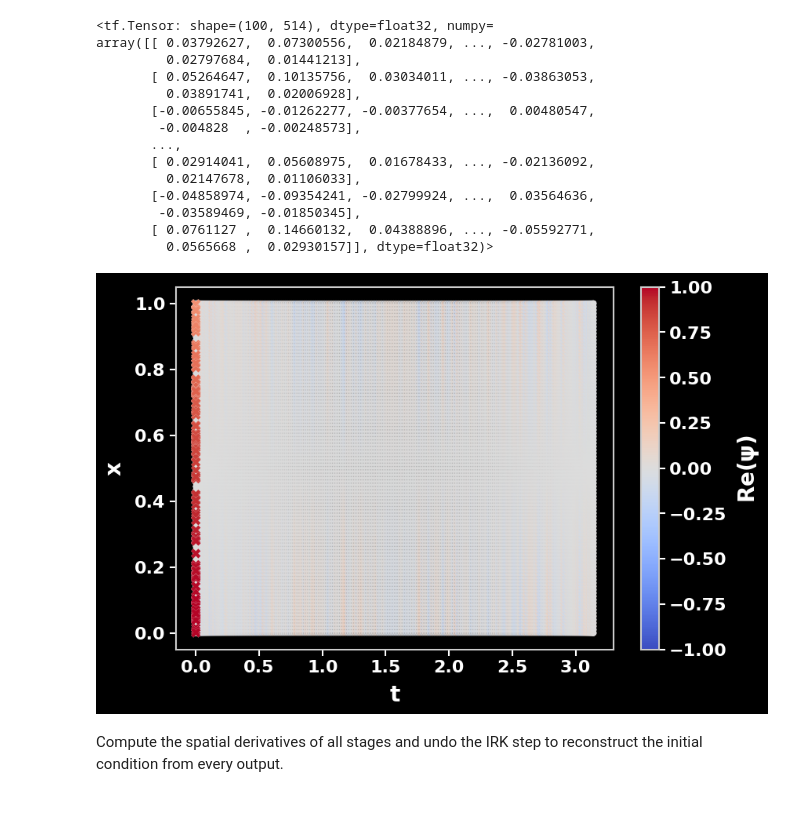
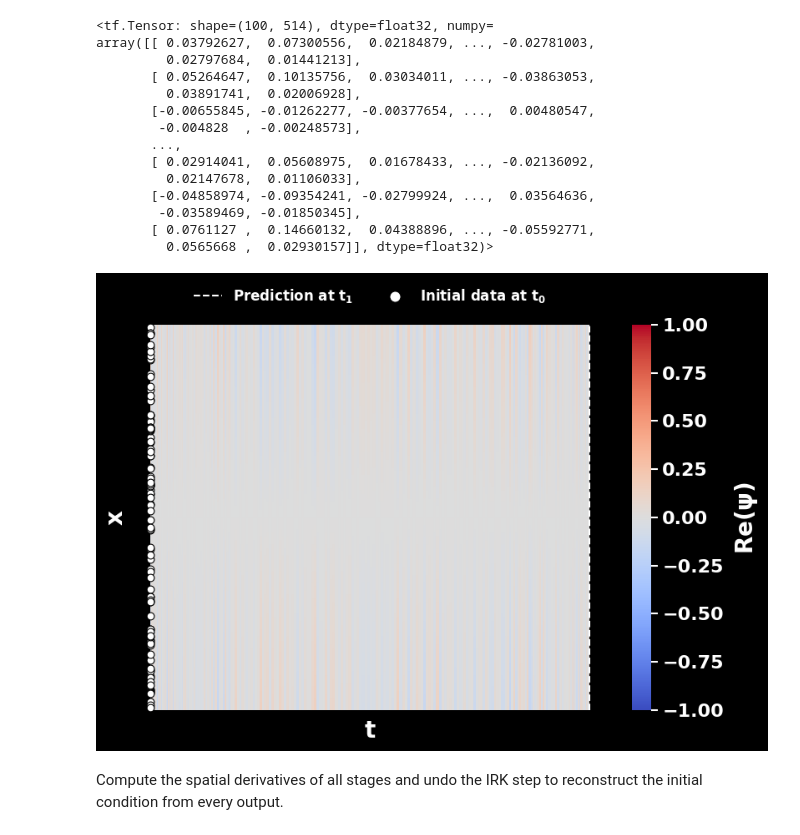
Before and after one commit to KunkelAlexander/pinn-tensorflow, a Jupyter notebook: 2_linear_schroedinger_1d_discrete_time.ipynb, the cells around one changed output. Cells and saved outputs as stored; diff of their text form; code cells hidden in the pictures; blank space fills up the shorter version.

```diff
--- a/2_linear_schroedinger_1d_discrete_time.ipynb
+++ b/2_linear_schroedinger_1d_discrete_time.ipynb
@@ -464,22 +484,39 @@ array([[ 0.03792627,  0.07300556,  0.02184879, ..., -0.02781003,
         -0.03589469, -0.01850345],
        [ 0.0761127 ,  0.14660132,  0.04388896, ..., -0.05592771,
          0.0565668 ,  0.02930157]], dtype=float32)>
-# %%
-# Output of the untrained network at all stage times
-tt_stages, xx_stages = np.meshgrid(t_stages, x_linear)
-
-fig = plt.figure()
-kw = dict(vmin=-1, vmax=1, cmap='coolwarm')
-plt.scatter(tt_stages, xx_stages, c=get_real_stages(m(x_linear)), marker='.', alpha=0.6, **kw)
-plt.scatter(t_initial, x_initial, c=get_real(psi_initial), marker='X', edgecolors='white',  linewidths=0.1, **kw)
-plt.colorbar(label=r'$Re(\psi)$')
-
-plt.xlabel(r'$t$')
-plt.ylabel(r'$x$')
-save('discrete_10_untrained_stages')
-plt.show()
-# %% [output]
-[figure, removed]
+# %%
+# Output of the untrained network at all stage times
+tt_stages, xx_stages = np.meshgrid(t_stages, x_linear)
+
+# Output of the untrained network at all stage times
+fig = plt.figure()
+# every stage is a separate output of the network, drawn as one column at its stage time
+# shading='nearest' centres the columns on the unevenly spaced stage times
+plt.pcolormesh(t_stages[:, 0], x_linear[:, 0], get_real_stages(m(x_linear)),
+               shading='nearest', vmin=-1, vmax=1, cmap='coolwarm')
+cbar = plt.colorbar(label=r'$Re(\psi)$')
+plt.axvline(t1, color='white', linestyle='--', linewidth=1.5, label=r'Prediction at $t_1$')
+plt.scatter(t_initial, x_initial, label=r'Initial data at $t_0$', **dict(points, marker='o', s=40, clip_on=False))
+
+# small margin so that the data at t0 and the prediction at t1 are not hidden by the frame
+plt.xlim(t0 - 0.03 * dt, t1 + 0.03 * dt)
+plt.xlabel(r'$t$')
+plt.ylabel(r'$x$')
+plt.legend(loc='lower center', bbox_to_anchor=(0.5, 1.02), ncol=2, fontsize=12, markerscale=1.5, frameon=False)
+
+# no frame around the plot and the colour bar
+plt.gca().spines[:].set_visible(False)
+cbar.outline.set_visible(False)
+
+plt.gca().set_xticklabels([])
+plt.gca().set_yticklabels([])
+plt.gca().set_xticks([])
+plt.gca().set_yticks([])
+save('discrete_10_untrained_stages')
+plt.show()
+plt.close()
+# %% [output]
+[figure, added]
 # %% [markdown]
 Compute the spatial derivatives of all stages and undo the IRK step to reconstruct the initial condition from every output.
 # %%
```
Also changed, not shown: parts of 2 cells of this notebook, 31 other files.
